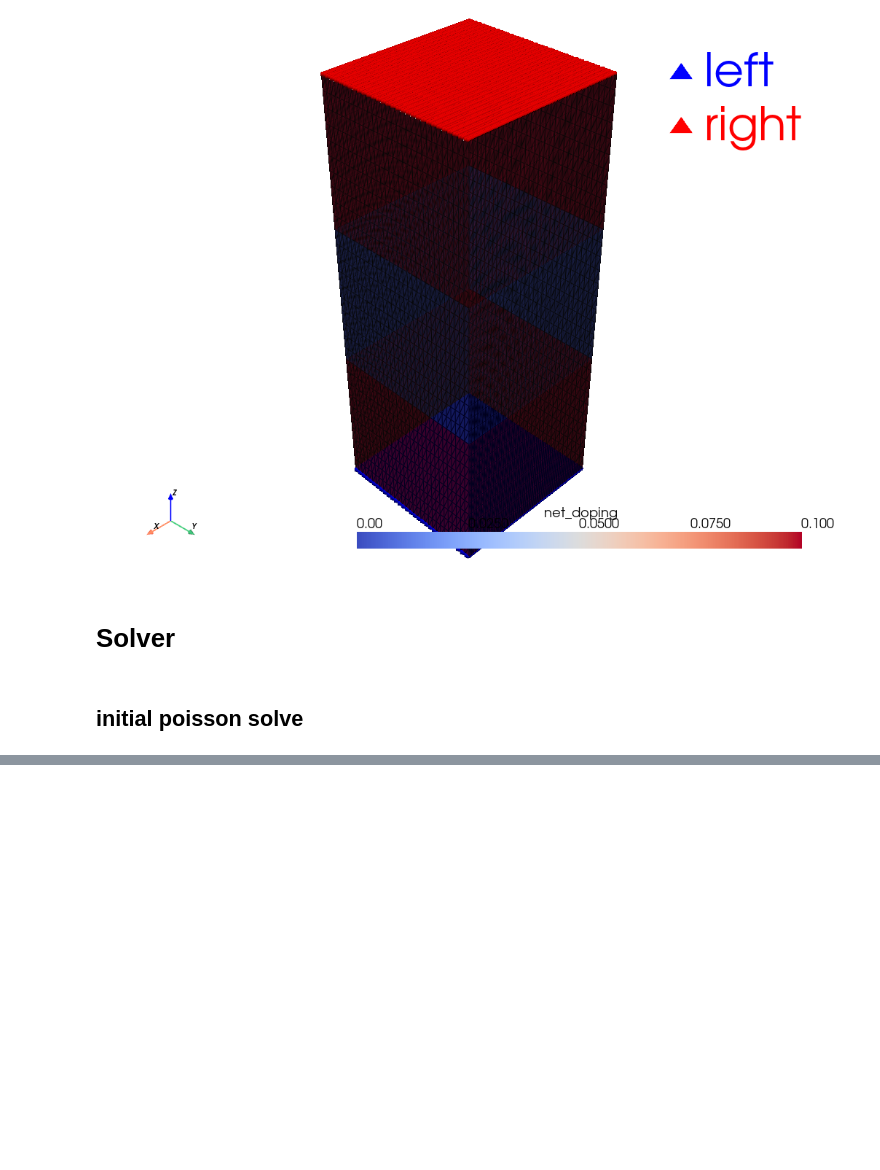
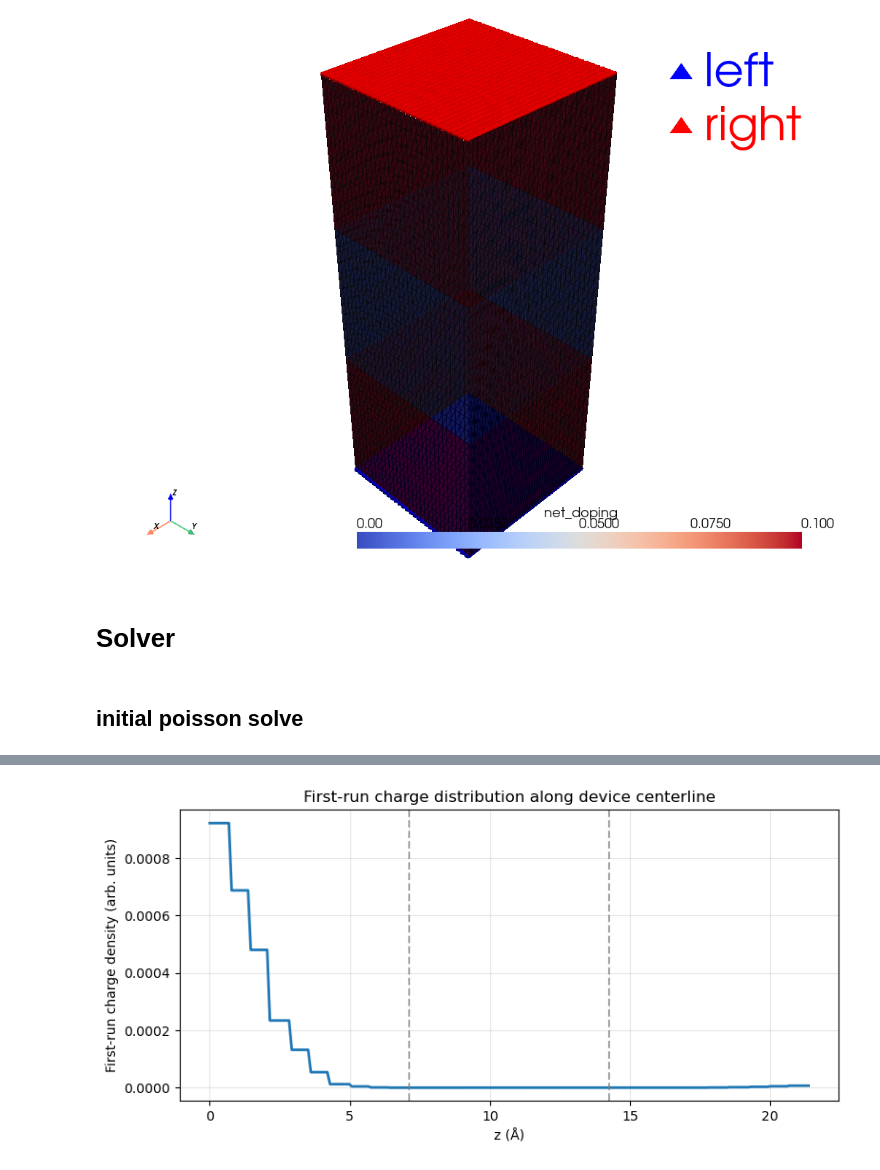
Before and after one commit to nandandiwan/Berkeley-Transport-Simulator, a Jupyter notebook: src/device_sims/device.ipynb, the cells around one changed output, grey strips where cells are left out. Cells and saved outputs as stored; diff of their text form; code cells hidden in the pictures; blank space fills up the shorter version.

```diff
--- a/src/device_sims/device.ipynb
+++ b/src/device_sims/device.ipynb
@@ -857,26 +857,20 @@ print(f"Charge neutrality check: ρ/N₀ = {rho_chk:.2e},  n = {n_chk:.2e} m⁻
 # %%
-# ─── Boundary Conditions for Poisson ──────────────────────────────────
-# Left lead (z = 0):  Dirichlet at built-in potential  (Ef = 0 reference)
-# Right lead (z = z_dim):  Neumann (floating)  – enforced by omission
-
 bc_left_poisson = fem.dirichletbc(default_scalar_type(psi_bi_norm), left_dofs, V)
 bcs_poisson = [bc_left_poisson]
 
-# ─── Permittivity (uniform silicon) ──────────────────────────────────
 eps_rel = fem.Function(Q)
 eps_rel.x.array[:] = eps_si_rel
 
-# ─── Bilinear / linear forms ─────────────────────────────────────────
 u_psi = ufl.TrialFunction(V)
 v_psi = ufl.TestFunction(V)
 
 a_poisson = ufl.inner(eps_rel * ufl.grad(u_psi), ufl.grad(v_psi)) * ufl.dx
 L_poisson = fem.Constant(domain, default_scalar_type(0.0)) * v_psi * ufl.dx
 
-# ─── Initial Laplace solve (ρ = 0) ───────────────────────────────────
 problem_init = LinearProblem(
     a_poisson, L_poisson, bcs=bcs_poisson,
     petsc_options={"ksp_type": "preonly", "pc_type": "lu"},
+    petsc_options_prefix="laplace_initial_presolve",
 )
 phi_init = problem_init.solve()
 phi_init.name = "psi_laplace"
@@ -1012,0 +1008,12 @@ plt.show()
+# %%
+# Hamiltonian update from current Poisson potential
+phi_atom = translator.fem_to_atom(phi_poisson)
+phi_orb = translator.atoms_to_orbitals(phi_atom)
+
+H_device_biased = np.array(H_device, copy=True)
+diag_idx = np.diag_indices(H_device_biased.shape[0])
+# Electron potential energy shift in eV frame: ΔH = -phi (Ef-left reference at 0 eV)
+H_device_biased[diag_idx] = H_device_biased[diag_idx] - phi_orb
+
+print(f"H_device_biased ready: shape={H_device_biased.shape}, dtype={H_device_biased.dtype}")
+print(f"Potential mapped to orbitals: min={phi_orb.min():.4e} eV, max={phi_orb.max():.4e} eV")
@@ -1012,0 +1171,62 @@ plt.show()
+# %%
+# Map first-run atomistic charge to FEM grid and visualize through the device
+import numpy as np
+import matplotlib.pyplot as plt
+import pyvista as pv
+from dolfinx import plot as dfx_plot
+
+# 1) atom -> FEM (DG0 cell values)
+rho_tot_fem_cells = translator.atom_to_fem(rho_tot_atom)
+
+rho_tot_fem = fem.Function(Q)
+rho_tot_fem.name = "rho_tot_first_run"
+rho_tot_fem.x.array[:] = np.asarray(rho_tot_fem_cells[:len(rho_tot_fem.x.array)], dtype=default_scalar_type)
+
+print("Mapped first-run charge to FEM grid")
+print(f"FEM charge range: [{rho_tot_fem.x.array.min():.4e}, {rho_tot_fem.x.array.max():.4e}]")
+
+# 2) 1D profile through device center (z-direction)
+x_mid, y_mid = x_dim / 2.0, y_dim / 2.0
+z_pts = np.linspace(0.0, z_dim, 220)
+probe_pts = np.column_stack([
+    np.full_like(z_pts, x_mid),
+    np.full_like(z_pts, y_mid),
+    z_pts,
+])
+
+bb = dfx_geom_solver.bb_tree(domain, domain.topology.dim)
+cell_cands = dfx_geom_solver.compute_collisions_points(bb, probe_pts)
+colliding = dfx_geom_solver.compute_colliding_cells(domain, cell_cands, probe_pts)
+
+pts_ok, cells_ok = [], []
+for i in range(len(probe_pts)):
+    links = colliding.links(i)
+    if len(links) > 0:
+        pts_ok.append(probe_pts[i])
+        cells_ok.append(links[0])
+
+pts_ok = np.array(pts_ok)
+rho_line = rho_tot_fem.eval(pts_ok, cells_ok).flatten()
+z_line = pts_ok[:, 2]
+
+plt.figure(figsize=(8, 4))
+plt.plot(z_line, rho_line, lw=2)
+plt.axvline(z_source_end, color="gray", ls="--", alpha=0.7)
+plt.axvline(z_drain_start, color="gray", ls="--", alpha=0.7)
+plt.xlabel("z (Å)")
+plt.ylabel("First-run charge density (arb. units)")
+plt.title("First-run charge distribution along device centerline")
+plt.grid(alpha=0.3)
+plt.tight_layout()
+plt.show()
+
+# 3) 3D FEM visualization
+topo, cell_types, geom = dfx_plot.vtk_mesh(domain, domain.topology.dim)
+grid_rho = pv.UnstructuredGrid(topo, cell_types, geom)
+grid_rho.cell_data["rho_tot_first_run"] = np.asarray(rho_tot_fem.x.array[: grid_rho.n_cells], dtype=float)
+
+p = pv.Plotter()
+p.add_mesh(grid_rho, scalars="rho_tot_first_run", show_edges=True, cmap="viridis", opacity=0.9)
+p.add_axes()
+p.show()
+# %% [output]
@@ -1012,0 +1235 @@ plt.show()
+[figure, added]
```
Also changed, not shown: parts of 11 cells of this notebook, 2 other files.
